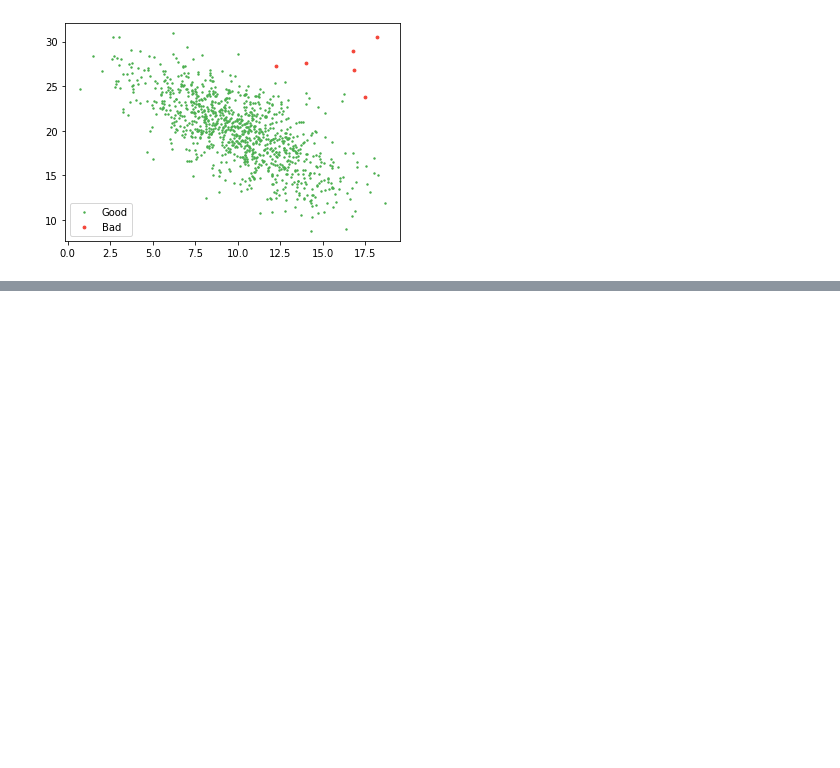
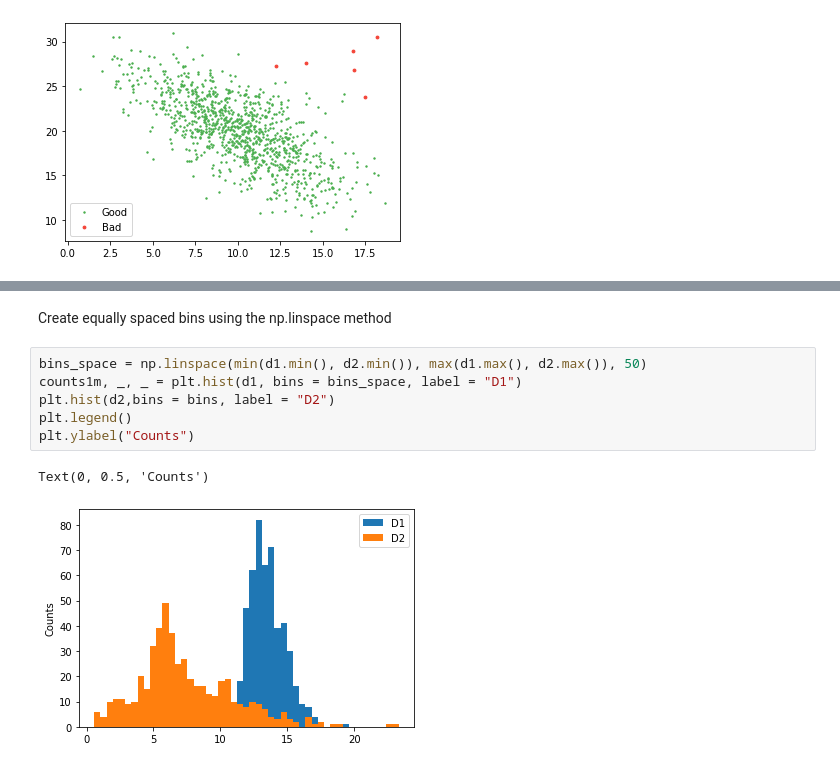
Before and after one commit to Zynith/Python-Statistical-Analysis, a Jupyter notebook: Exploratory Data Analysis.ipynb, the cells around one changed output, grey strips where cells are left out. Cells and saved outputs as stored; diff of their text form; blank space fills up the shorter version.

```diff
--- a/Exploratory Data Analysis.ipynb
+++ b/Exploratory Data Analysis.ipynb
@@ -371,0 +406,11 @@ plt.legend();
+# %% [markdown]
+Create equally spaced bins using the np.linspace method
+# %%
+bins_space = np.linspace(min(d1.min(), d2.min()), max(d1.max(), d2.max()), 50)
+counts1m, _, _ = plt.hist(d1, bins = bins_space, label = "D1")
+plt.hist(d2,bins = bins, label = "D2")
+plt.legend()
+plt.ylabel("Counts")
+# %% [output]
+Text(0, 0.5, 'Counts')
+[figure, added]
```
Also changed, not shown: parts of 76 cells of this notebook, 2 other files.
